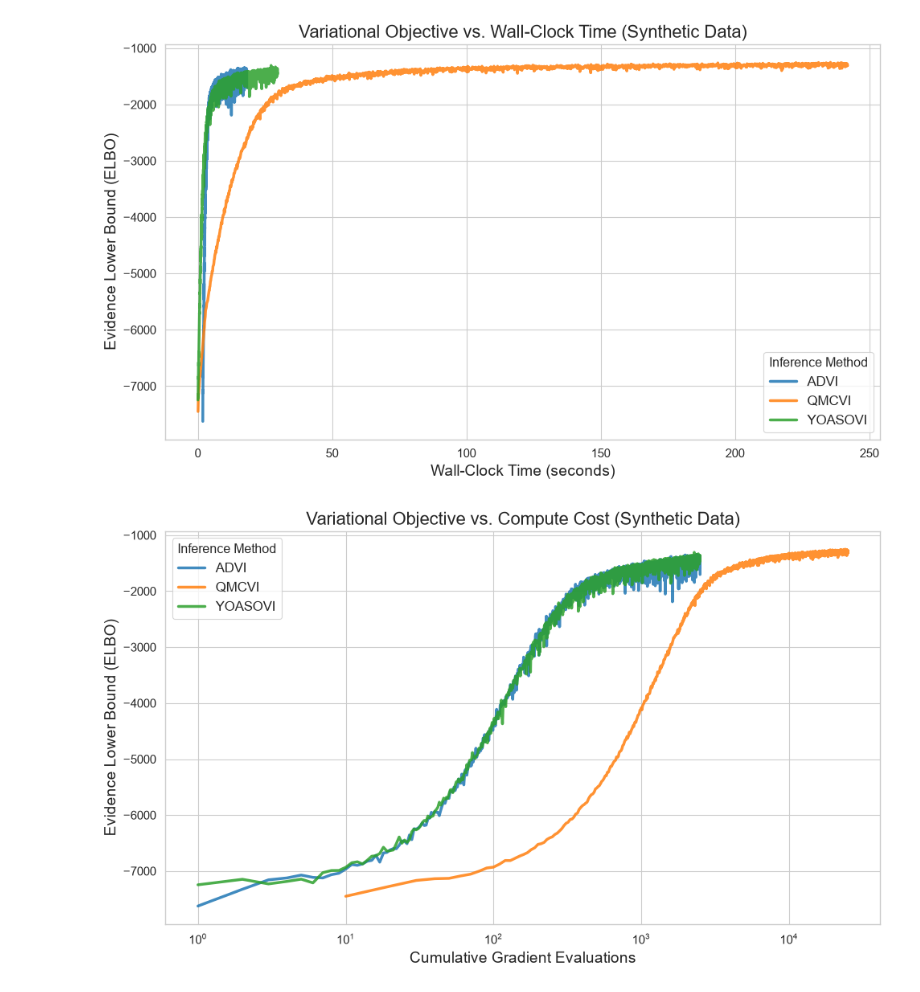
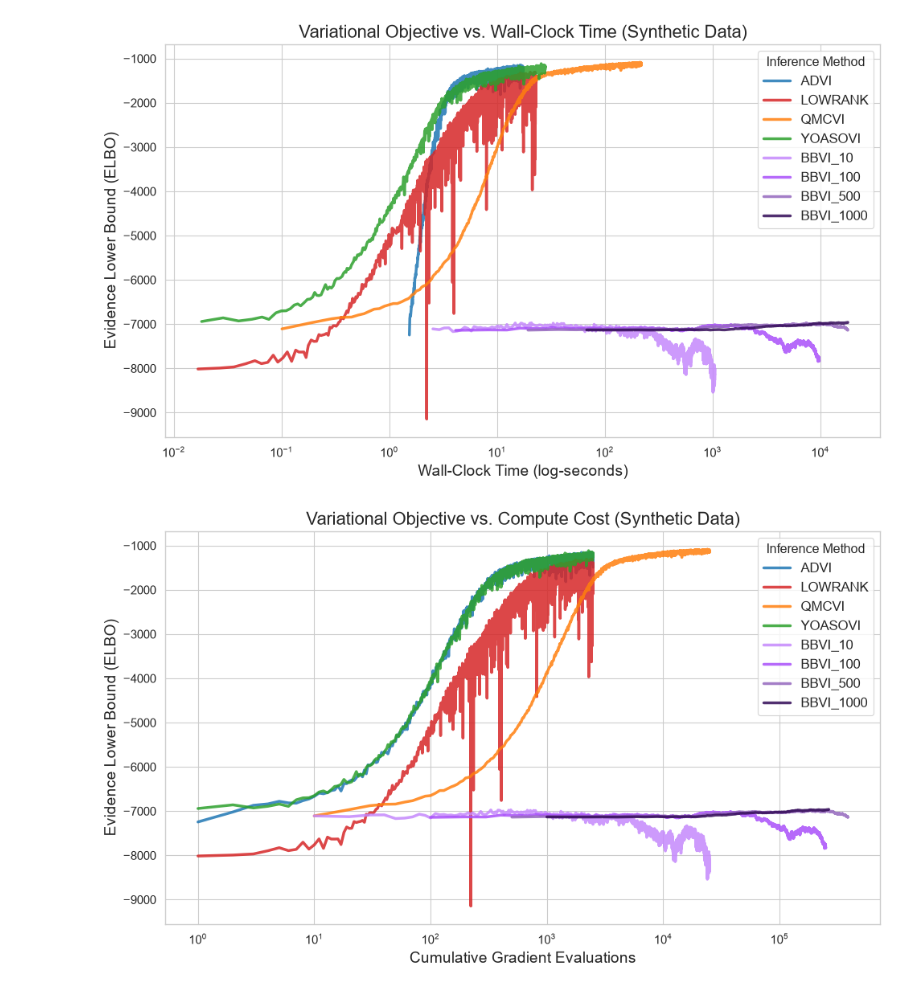
Before and after one commit to dominicdayta/py-yoasovi, a Jupyter notebook: notebooks/neural3.ipynb, the cells around one changed output. Saved outputs shown, nothing was run; the diff lists cells and outputs as text; code cells hidden in the pictures.

Commit message:
initial neural3 plots

```diff
--- a/notebooks/neural3.ipynb
+++ b/notebooks/neural3.ipynb
@@ -21,7 +21,7 @@ plt.rcParams.update({
 RESULTS_DIR = os.path.join('..', 'results', 'neural3')
 DATASET_NAME = 'synthetic' # Change this when running on UCI datasets
 # %%
-methods = ['advi', 'qmcvi', 'yoasovi']
+methods = ['advi', 'lowrank', 'qmcvi', 'yoasovi', 'bbvi_10', 'bbvi_100', 'bbvi_500', 'bbvi_1000']
 results_data = {}
 
 for method in methods:
@@ -71,42 +86,62 @@ display(summary_df)
 # %%
 fig, ax = plt.subplots()
 
-colors = {'ADVI': '#1f77b4', 'QMCVI': '#ff7f0e', 'YOASOVI': '#2ca02c'}
+# Expanded color palette to include all the new methods
+colors = {
+    'ADVI': '#1f77b4',
+    'QMCVI': '#ff7f0e',
+    'YOASOVI': '#2ca02c',
+    'LOWRANK': '#d62728',
+    'BBVI_10': '#c588fc',
+    'BBVI_100': '#a950fa',
+    'BBVI_500': '#9467bd',
+    'BBVI_1000': '#320a57'
+}
 
 for method, data in results_data.items():
-    ax.plot(data['time'], data['elbo'], label=method, color=colors[method], alpha=0.85)
+    # Retrieve the step-by-step history from the first trial
+    plot_data = data['plot_data']
+
+    # .get() provides a fallback default color just in case a new method name is used
+    c = colors.get(method.upper(), None)
+
+    ax.plot(plot_data['time'], plot_data['elbo'], label=method, color=c, alpha=0.85)
+    ax.set_xscale('log')
 
 ax.set_title(f'Variational Objective vs. Wall-Clock Time ({DATASET_NAME.capitalize()} Data)')
-ax.set_xlabel('Wall-Clock Time (seconds)')
+ax.set_xlabel('Wall-Clock Time (log-seconds)')
 ax.set_ylabel('Evidence Lower Bound (ELBO)')
 ax.legend(title='Inference Method')
 
 # Depending on the data, ELBO values might be massively negative early on.
 # You can uncomment the line below to set a custom y-limit to zoom in on the convergence area.
-# ax.set_ylim([-5000, max([max(d['elbo']) for d in results_data.values()]) + 100])
+# ax.set_ylim([-5000, max([max(d['plot_data']['elbo']) for d in results_data.values()]) + 100])
 
 plt.tight_layout()
 plt.savefig(os.path.join(RESULTS_DIR, f'elbo_vs_time_{DATASET_NAME}.png'))
 plt.show()
 # %% [output]
-[figure, old version]
+[figure, new version]
 # %%
 fig, ax = plt.subplots()
 
 for method, data in results_data.items():
-    ax.plot(data['evals'], data['elbo'], label=method, color=colors[method], alpha=0.85)
+    plot_data = data['plot_data']
+    c = colors.get(method.upper(), None)
+
+    ax.plot(plot_data['evals'], plot_data['elbo'], label=method, color=c, alpha=0.85)
 
 ax.set_title(f'Variational Objective vs. Compute Cost ({DATASET_NAME.capitalize()} Data)')
 ax.set_xlabel('Cumulative Gradient Evaluations')
 ax.set_ylabel('Evidence Lower Bound (ELBO)')
 ax.legend(title='Inference Method')
 
-# Because QMCVI does 10 evaluations per step, its x-axis will stretch much further.
-# A log scale on the X-axis often makes this comparison easier to read.
+# Because QMCVI and BBVI_500 do many evaluations per step,
+# a log scale on the X-axis is highly recommended to make this readable.
 ax.set_xscale('log')
 
 plt.tight_layout()
 plt.savefig(os.path.join(RESULTS_DIR, f'elbo_vs_evals_{DATASET_NAME}.png'))
 plt.show()
 # %% [output]
-[figure, old version]
+[figure, new version]
```
Also changed, not shown: parts of 3 cells of this notebook.
